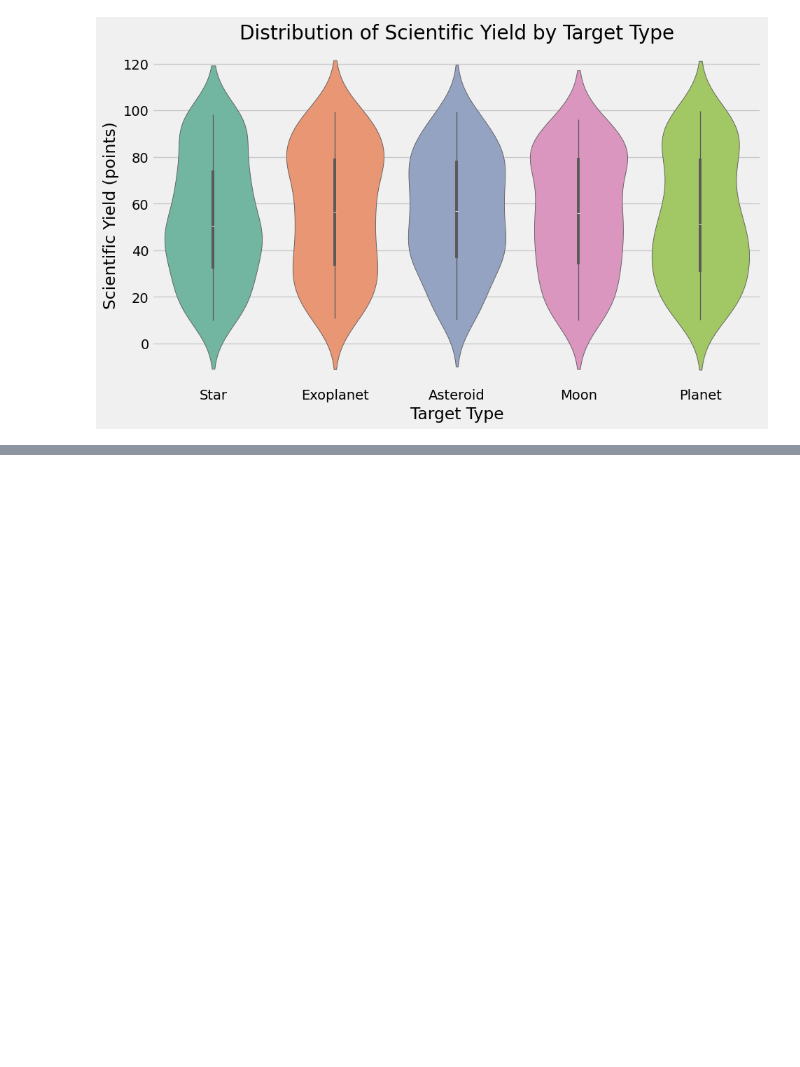
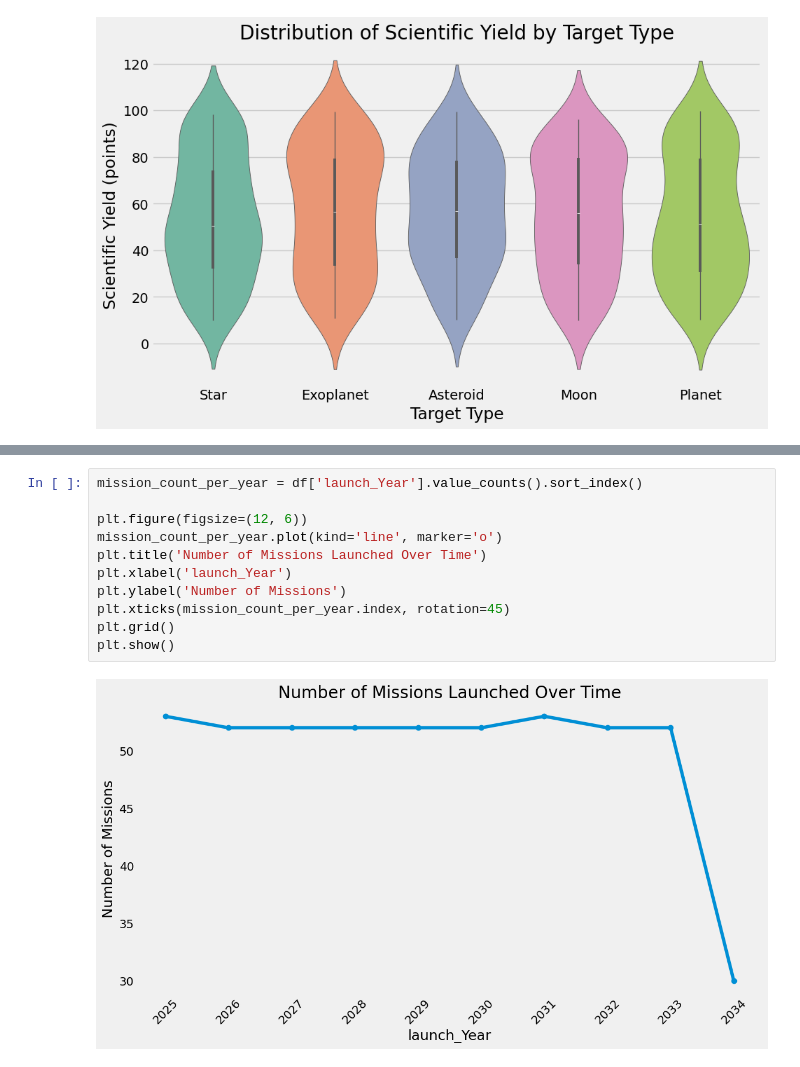
Before and after one commit to HMurawski/space_missions, a Jupyter notebook: main.ipynb, the cells around one changed output, grey strips where cells are left out. Saved outputs shown, nothing was run; the diff lists cells and outputs as text; blank space fills up the shorter version.

```diff
--- a/main.ipynb
+++ b/main.ipynb
@@ -336,0 +361,13 @@ plt.show()
+# %%
+mission_count_per_year = df['launch_Year'].value_counts().sort_index()
+
+plt.figure(figsize=(12, 6))
+mission_count_per_year.plot(kind='line', marker='o')
+plt.title('Number of Missions Launched Over Time')
+plt.xlabel('launch_Year')
+plt.ylabel('Number of Missions')
+plt.xticks(mission_count_per_year.index, rotation=45)
+plt.grid()
+plt.show()
+# %% [output]
+[figure, added]
```
Also changed, not shown: parts of 3 cells of this notebook.
